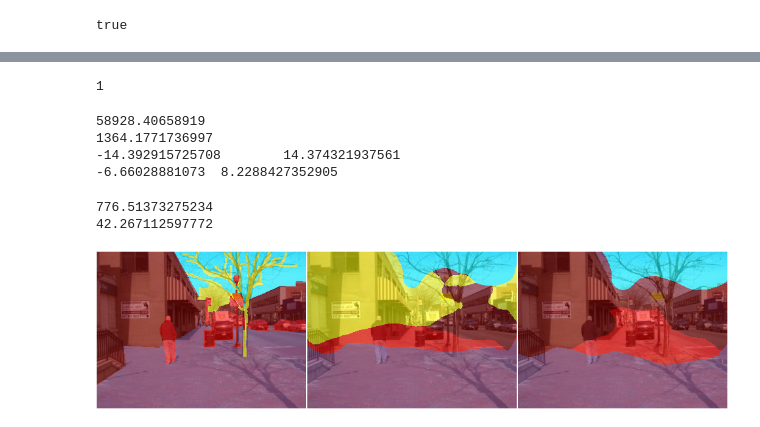
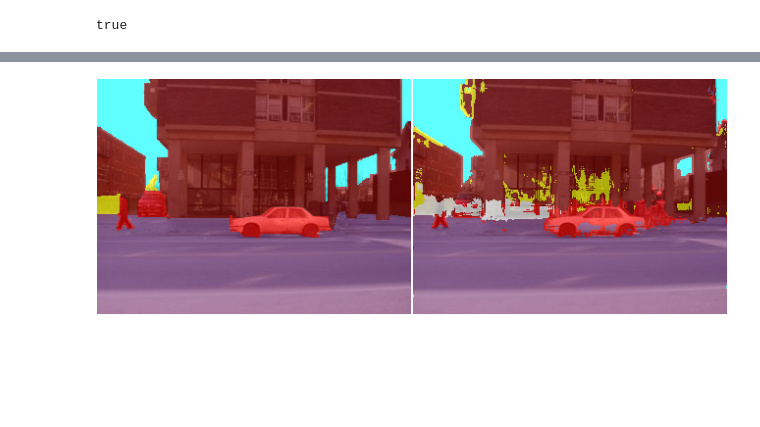
Before and after one commit to shrubb/integral-layer, a Jupyter notebook: Segmentation.ipynb, the cells around one changed output, grey strips where cells are left out. Saved outputs shown, nothing was run; the diff lists cells and outputs as text; code cells hidden in the pictures; blank space fills up the shorter version.

```diff
--- a/Segmentation.ipynb
+++ b/Segmentation.ipynb
@@ -94,3 +141,6 @@ params, gradParams = net:getParameters()
+# %%
+net = torch.load('SB segmentation/net.t7')
+losses = torch.load('SB segmentation/loss-history.t7')
 # %%
 local function calcClassWeights(labels)
     local counts = {}
@@ -130,3 +180,7 @@ require 'WindowDebugger'
 
 windowDebugger_1 = WindowDebugger()
 windowDebugger_2 = WindowDebugger()
+# %%
+k =400
+img, lab = jitter(images[k], labels[k], true)
+itorch.image(renderLabels(lab, img))
@@ -199,4 +278,0 @@ end
-# %%
-datasetIdx
-# %% [output]
-1
@@ -210,24 +279,8 @@ gnuplot.ylabel('Loss')
 # %%
 function predict(net, example)
-    local pred = net:forward(image.rgb2yuv(example))
-    return select(2, nn.SoftMax():forward(pred):view(240, 320, 8):max(3)):squeeze()
+    local pred = net:forward(example)
+    return select(2, pred:view(240, 320, 8):max(3)):squeeze()
 end
-# %%
-print(classifier:get(1).weight:norm(1))
-print(classifier:get(3).weight:norm(1))
-print(classifier:get(1).weight:min(), classifier:get(1).weight:max())
-print(classifier:get(3).weight:min(), classifier:get(3).weight:max())
-# %% [output]
-58928.40658919
-1364.1771736997
--14.392915725708        14.374321937561
--6.66028881073  8.2288427352905
-# %%
-print(classifier:get(1).weight:norm(1))
-print(classifier:get(3).weight:norm(1))
-# %% [output]
-776.51373275234
-42.267112597772
 # %%
 net = torch.load('SB segmentation/Saved v1 (0 hidden layers)/net.t7')
 
@@ -246,14 +299,12 @@ classifier:add(nn.Transpose({2, 1}))
 net:add(classifier)
 
 params, gradParams = classifier:getParameters()
-# %%
-net_single = torch.load('SB segmentation/Saved v1 (0 hidden layers)/net.t7')
 # %%
-local k =17
+local k = 1
 itorch.image{
     renderLabels(labels[k], images[k]),
-    renderLabels(predict(net_single, images[k]), images[k]),
+--     renderLabels(predict(net_single, images[k]), images[k]),
     renderLabels(predict(net, images[k]), images[k])
 }
 # %% [output]
-[figure, old version]
+[figure, new version]
```
Also changed, not shown: parts of 15 cells of this notebook, 8 other files.
